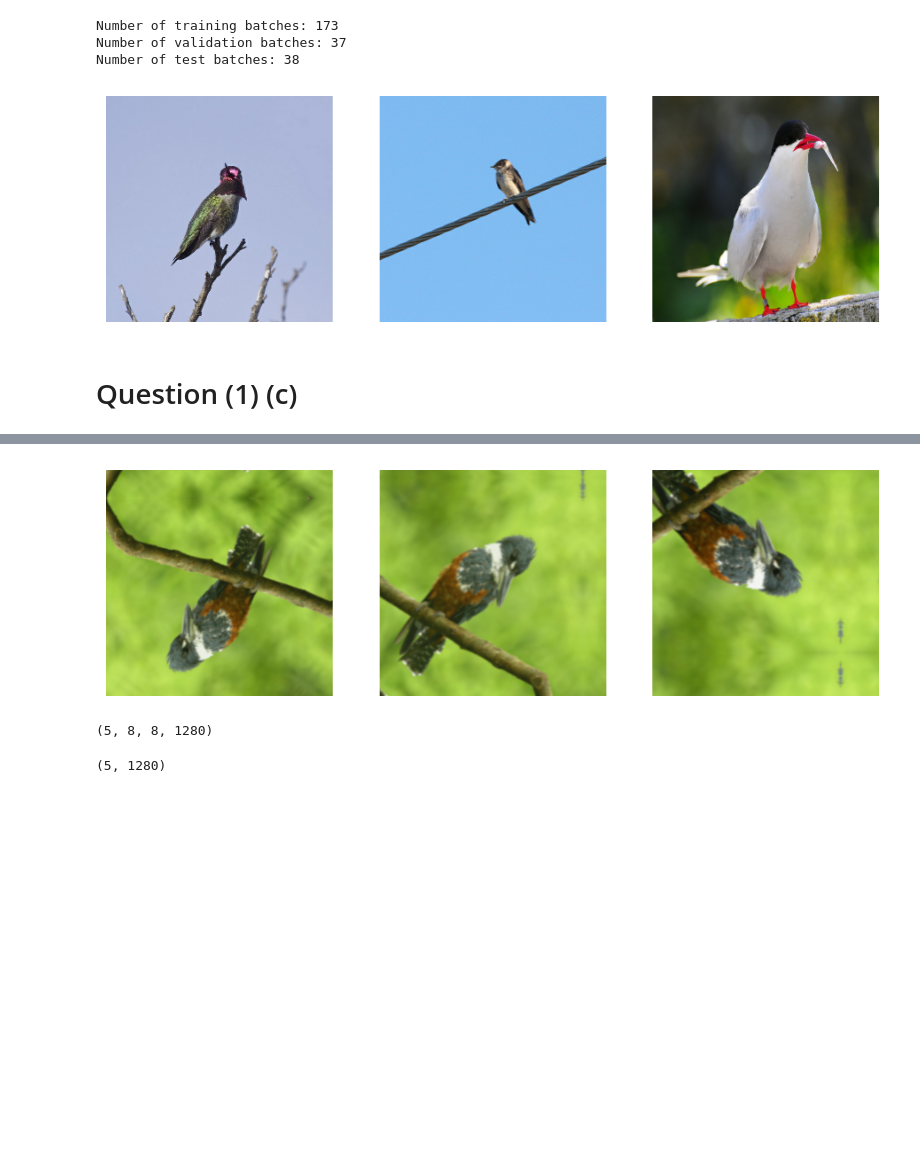
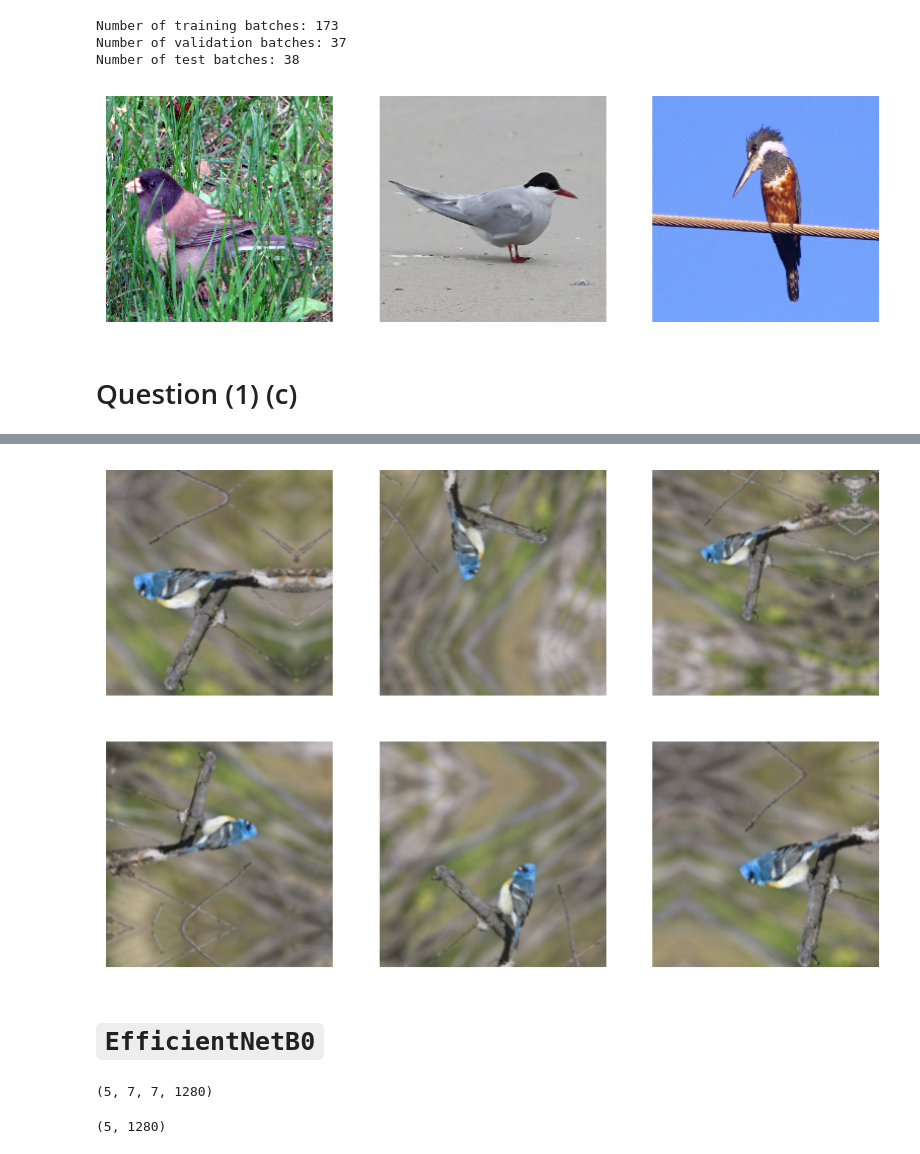
Before and after one commit to nneven/dsci-552, a Jupyter notebook: final-project/notebook/Neven_Nicolas_Final_Project.ipynb, the cells around one changed output, grey strips where cells are left out. Drawn from its saved outputs; the diff is of its cells as text; code cells hidden in the pictures; blank space fills up the shorter version.

```diff
--- a/final-project/notebook/Neven_Nicolas_Final_Project.ipynb
+++ b/final-project/notebook/Neven_Nicolas_Final_Project.ipynb
@@ -9,7 +9,8 @@ tf.get_logger().setLevel('ERROR')
 # %%
 full_dataset = tf.keras.preprocessing.image_dataset_from_directory('../data/images',
                                                                    label_mode='categorical',
-                                                                   batch_size=5)
+                                                                   batch_size=5,
+                                                                   image_size=(224, 224))
 # %% [output]
 Found 1236 files belonging to 21 classes.
 # %%
@@ -42,7 +43,7 @@ for images, labels in train_dataset.take(1):
         # plt.title(class_names[labels[i]])
         plt.axis("off")
 # %% [output]
-[figure, old version]
+[figure, new version]
 # %%
 AUTOTUNE = tf.data.AUTOTUNE
 
@@ -53,7 +54,7 @@ test_dataset = test_dataset.prefetch(buffer_size=AUTOTUNE)
 # Question (1) (c)
 # %%
 data_augmentation = tf.keras.Sequential([
-    tf.keras.layers.RandomCrop(height=256, width=256),
+    tf.keras.layers.RandomCrop(height=224, width=224),
     tf.keras.layers.RandomZoom(height_factor=(-0.2, 0.2)),
     tf.keras.layers.RandomRotation(factor=(-0.2, 0.2)),
     tf.keras.layers.RandomFlip(),
@@ -64,7 +65,7 @@ data_augmentation = tf.keras.Sequential([
 for image, _ in train_dataset.take(1):
     plt.figure(figsize=(10, 10))
     first_image = image[0]
-    for i in range(3):
+    for i in range(6):
         ax = plt.subplot(3, 3, i + 1)
         augmented_image = data_augmentation(tf.expand_dims(first_image, 0))
         plt.imshow(augmented_image[0] / 255)
@@ -76,4 +80,6 @@ for image, _ in train_dataset.take(1):
-[figure, old version]
+[figure, new version]
+# %% [markdown]
+# `EfficientNetB0`
 # %%
 base_model = tf.keras.applications.EfficientNetB0(include_top=False)
 # %%
@@ -81,7 +87,7 @@ image_batch, label_batch = next(iter(train_dataset))
 feature_batch = base_model(image_batch)
 print(feature_batch.shape)
 # %% [output]
-(5, 8, 8, 1280)
+(5, 7, 7, 1280)
 # %%
 base_model.trainable = False
 # %%
```
Also changed, not shown: parts of 24 cells of this notebook.
